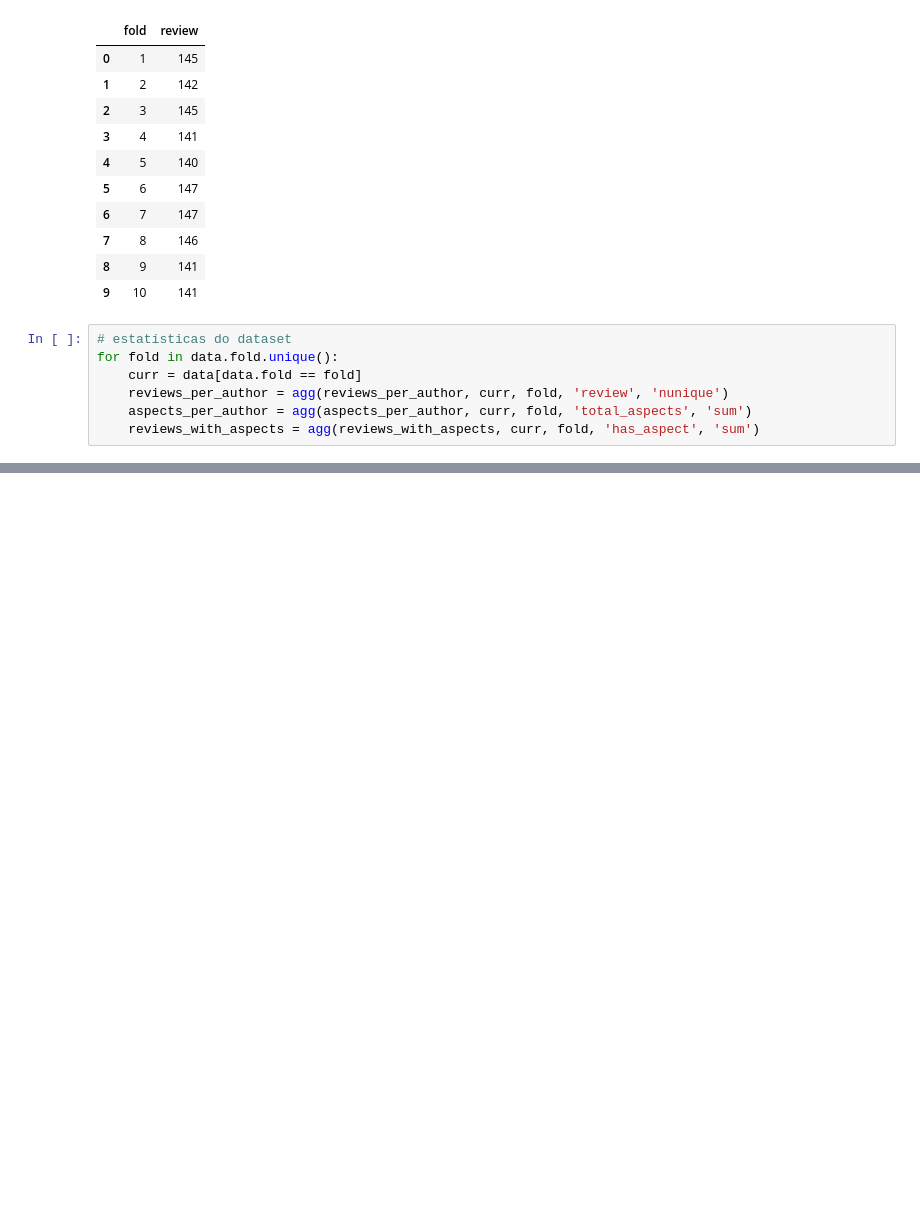
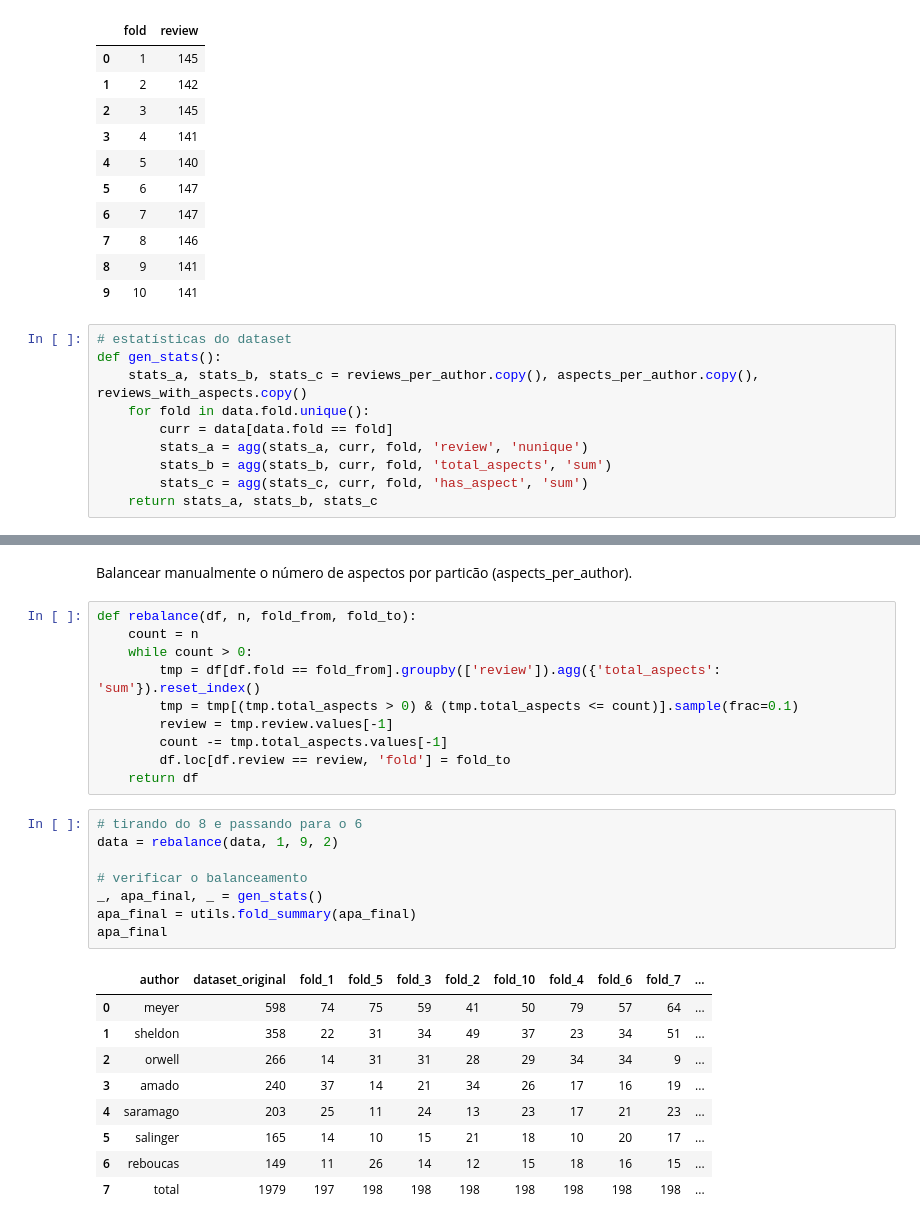
Before and after one commit to jcfneto/aspect_extraction, a Jupyter notebook: notebooks/stratifying_reli.ipynb, the cells around one changed output, grey strips where cells are left out. Drawn from its saved outputs; the diff is of its cells as text; blank space fills up the shorter version.

```diff
--- a/notebooks/stratifying_reli.ipynb
+++ b/notebooks/stratifying_reli.ipynb
@@ -82,8 +83,11 @@ data.groupby(['fold']).agg({'review': 'nunique'}).reset_index()
 | 9 | 10 | 141 |
 # %%
 # estatísticas do dataset
-for fold in data.fold.unique():
-    curr = data[data.fold == fold]
-    reviews_per_author = agg(reviews_per_author, curr, fold, 'review', 'nunique')
-    aspects_per_author = agg(aspects_per_author, curr, fold, 'total_aspects', 'sum')
-    reviews_with_aspects = agg(reviews_with_aspects, curr, fold, 'has_aspect', 'sum')
+def gen_stats():
+    stats_a, stats_b, stats_c = reviews_per_author.copy(), aspects_per_author.copy(), reviews_with_aspects.copy()
+    for fold in data.fold.unique():
+        curr = data[data.fold == fold]
+        stats_a = agg(stats_a, curr, fold, 'review', 'nunique')
+        stats_b = agg(stats_b, curr, fold, 'total_aspects', 'sum')
+        stats_c = agg(stats_c, curr, fold, 'has_aspect', 'sum')
+    return stats_a, stats_b, stats_c
@@ -129,3 +136,33 @@ reviews_with_aspects
 | 5 | salinger | 144 | 10 | 12 | 15 | 11 | 8 | 21 | 17 | 17 | ... |
 | 6 | reboucas | 137 | 10 | 13 | 17 | 15 | 21 | 15 | 14 | 9 | ... |
 | 7 | total | 1697 | 140 | 159 | 201 | 169 | 174 | 195 | 167 | 175 | ... |
+# %% [markdown]
+Balancear manualmente o número de aspectos por particão (aspects_per_author).
+# %%
+def rebalance(df, n, fold_from, fold_to):
+    count = n
+    while count > 0:
+        tmp = df[df.fold == fold_from].groupby(['review']).agg({'total_aspects': 'sum'}).reset_index()
+        tmp = tmp[(tmp.total_aspects > 0) & (tmp.total_aspects <= count)].sample(frac=0.1)
+        review = tmp.review.values[-1]
+        count -= tmp.total_aspects.values[-1]
+        df.loc[df.review == review, 'fold'] = fold_to
+    return df
+# %%
+# tirando do 8 e passando para o 6
+data = rebalance(data, 1, 9, 2)
+
+# verificar o balanceamento
+_, apa_final, _ = gen_stats()
+apa_final = utils.fold_summary(apa_final)
+apa_final
+# %% [output]
+|  | author | dataset_original | fold_1 | fold_5 | fold_3 | fold_2 | fold_10 | fold_4 | fold_6 | fold_7 | ... |
+| 0 | meyer | 598 | 74 | 75 | 59 | 41 | 50 | 79 | 57 | 64 | ... |
+| 1 | sheldon | 358 | 22 | 31 | 34 | 49 | 37 | 23 | 34 | 51 | ... |
+| 2 | orwell | 266 | 14 | 31 | 31 | 28 | 29 | 34 | 34 | 9 | ... |
+| 3 | amado | 240 | 37 | 14 | 21 | 34 | 26 | 17 | 16 | 19 | ... |
+| 4 | saramago | 203 | 25 | 11 | 24 | 13 | 23 | 17 | 21 | 23 | ... |
+| 5 | salinger | 165 | 14 | 10 | 15 | 21 | 18 | 10 | 20 | 17 | ... |
+| 6 | reboucas | 149 | 11 | 26 | 14 | 12 | 15 | 18 | 16 | 15 | ... |
+| 7 | total | 1979 | 197 | 198 | 198 | 198 | 198 | 198 | 198 | 198 | ... |
```
Also changed, not shown: parts of 13 cells of this notebook, 5 other files.
